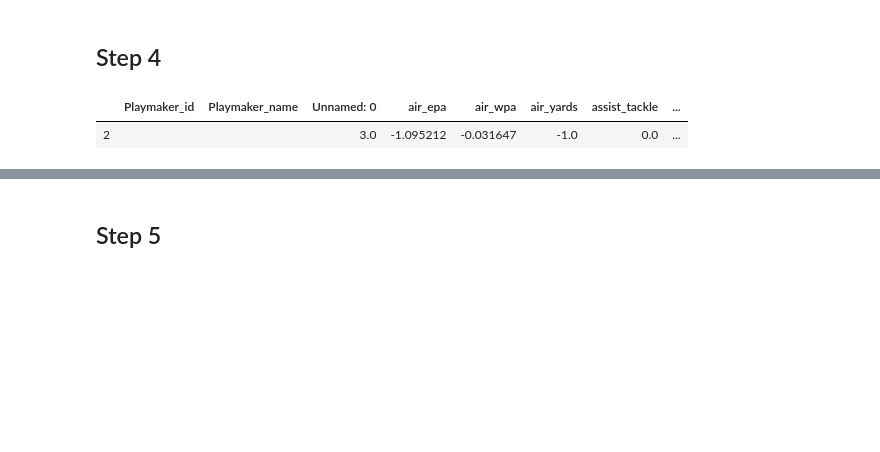
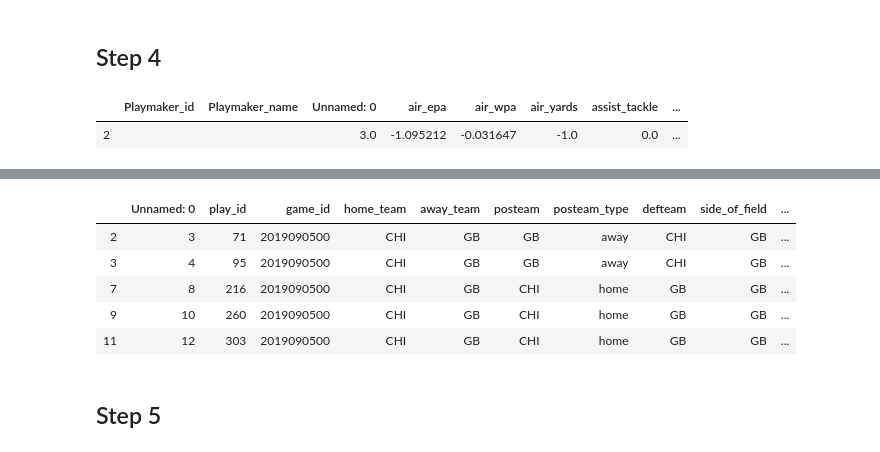
Before and after one commit to scunden/Project-Dash, a Jupyter notebook: 2. Data-Cleanup/0. Cleanup/cleanup.ipynb, the cells around one changed output, grey strips where cells are left out. Drawn from its saved outputs; the diff is of its cells as text; code cells hidden in the pictures; blank space fills up the shorter version.

```diff
--- a/2. Data-Cleanup/0. Cleanup/cleanup.ipynb
+++ b/2. Data-Cleanup/0. Cleanup/cleanup.ipynb
@@ -221,3 +228,14 @@ for i in pass_ls:
+# %%
+data[(data['play_type']=="pass")&()].head()
+new_df['play_type'] = 'reception'
+df  = pd.concat([df1,df2])
+# %% [output]
+|  | Unnamed: 0 | play_id | game_id | home_team | away_team | posteam | posteam_type | defteam | side_of_field | ... |
+| 2 | 3 | 71 | 2019090500 | CHI | GB | GB | away | CHI | GB | ... |
+| 3 | 4 | 95 | 2019090500 | CHI | GB | GB | away | CHI | GB | ... |
+| 7 | 8 | 216 | 2019090500 | CHI | GB | CHI | home | GB | GB | ... |
+| 9 | 10 | 260 | 2019090500 | CHI | GB | CHI | home | GB | GB | ... |
+| 11 | 12 | 303 | 2019090500 | CHI | GB | CHI | home | GB | GB | ... |
 # %% [markdown]
 ## Step 5
 # %%
```
Also changed, not shown: parts of 5 cells of this notebook.
